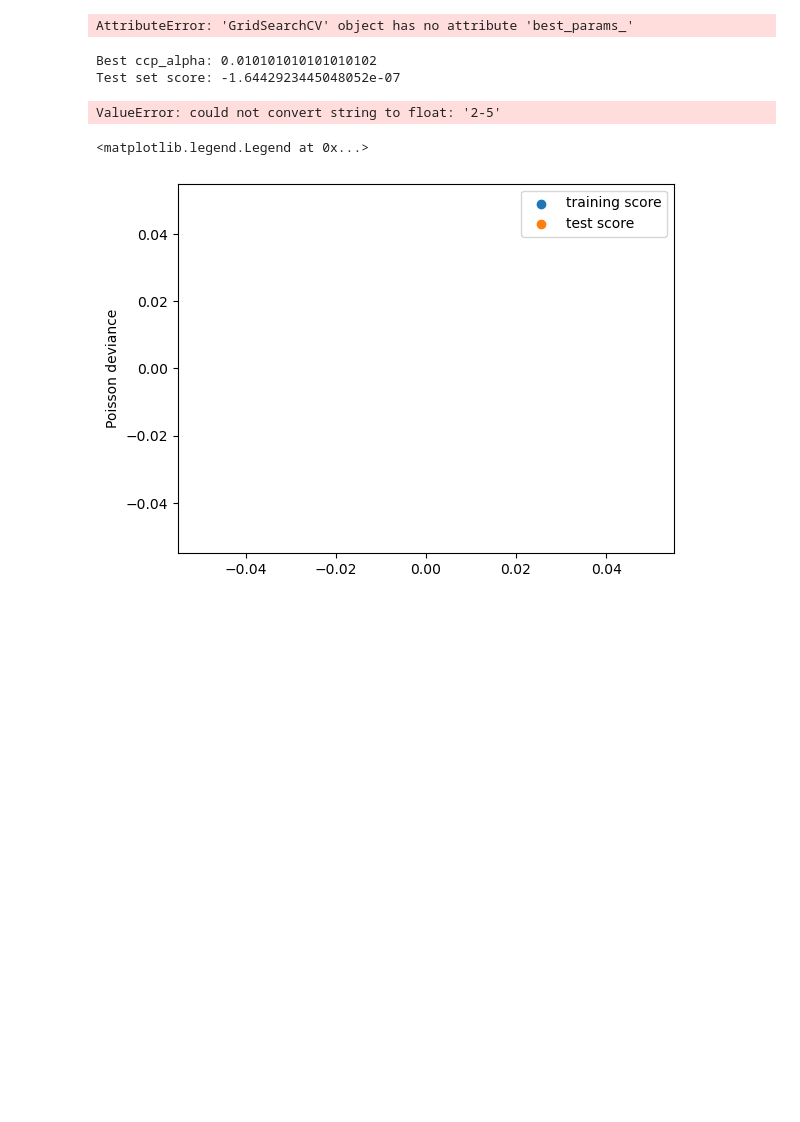
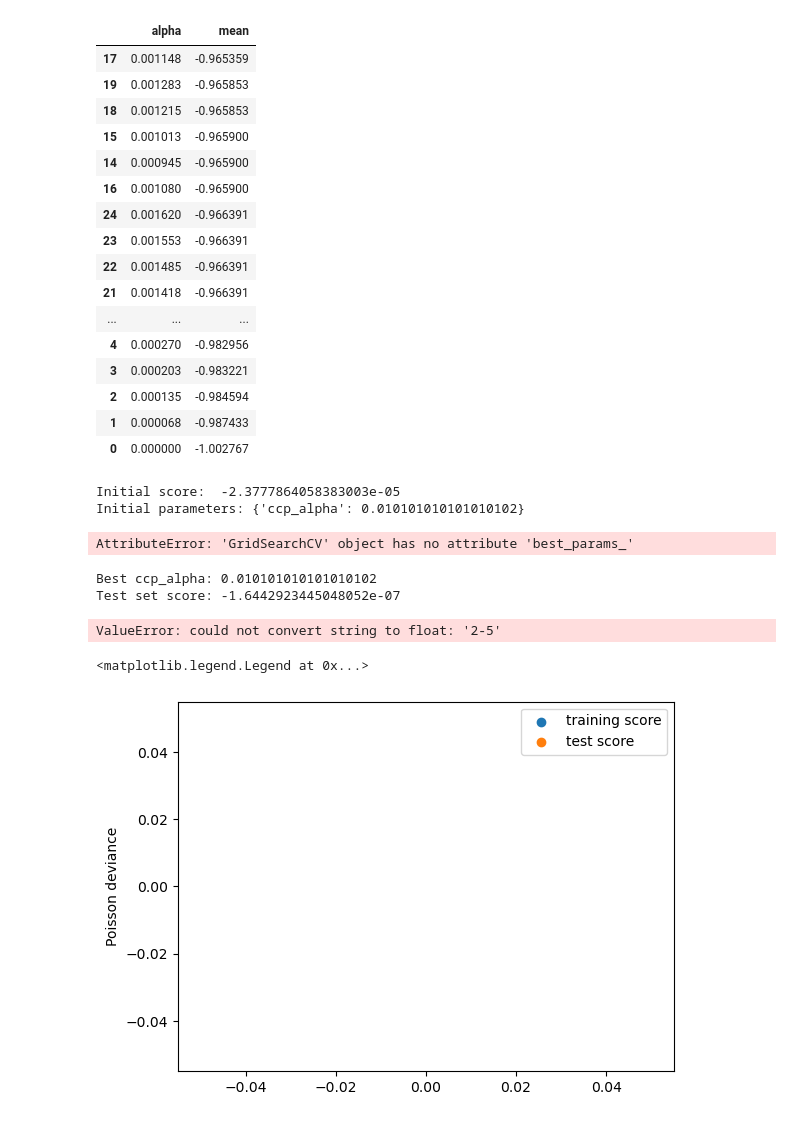
Before and after one commit to HalfmoonSD/Data-Science-for-Non-Life-Insurance-Project, a Jupyter notebook: Data_Science.ipynb, the cells around one changed output. Drawn from its saved outputs; the diff is of its cells as text; code cells hidden in the pictures; blank space fills up the shorter version.

```diff
--- a/Data_Science.ipynb
+++ b/Data_Science.ipynb
@@ -11,5 +12,5 @@ from sklearn.model_selection import GridSearchCV
 #Import data
 data = pd.read_csv('/Users/cr24/Desktop/Data Science Assignment/Assignment.csv')
 columns = ['AGEPH','agecar','fuelc','usec','fleetc','sportc','coverp','powerc']
-freq = data['nbrtotc']
+freq = data['nbrtotan']
 x = data[columns]
@@ -16,13 +23,7 @@ x = data[columns]
 # %%
 # Categorical variables
-#dummies = ['agecar','fuelc','usec','fleetc','sportc','coverp','powerc']
-#x = pd.get_dummies(data=x,columns=dummies)
+dummies = ['agecar','fuelc','usec','fleetc','sportc','coverp','powerc']
+x = pd.get_dummies(data=x,columns=dummies)
 # %%
 random = 42
 x_train, x_test, y_train, y_test  = train_test_split(x, freq, test_size=0.2, random_state=random)
-# %%
-RegressionTree = DecisionTreeRegressor(criterion='squared_error', random_state=random)
-grid  = np.linspace(0,100,1000).tolist()
-param_grid = {'ccp_alpha': grid}
-grid_search = GridSearchCV(estimator=RegressionTree, param_grid=param_grid, cv=5)
-grid_search.fit(x_train, y_train)
@@ -30,0 +30,17 @@ KeyboardInterrupt:
+# %%
+RegressionTree = DecisionTreeRegressor(criterion='squared_error', random_state=random)
+path = RegressionTree.cost_complexity_pruning_path(x_train, y_train)
+alphas = path.ccp_alphas
+alphas = np.linspace(0, 1, num=50)
+
+mean, std = [], []
+
+for i in alphas:
+ tree = DecisionTreeRegressor(ccp_alpha=i, random_state=random)
+# 5 fold cross validation for each alpha value
+ scores = cross_val_score(tree, x_train, y_train, cv=5,n_jobs=-1,scoring='neg_mean_squared_error')
+ mean.append(scores.mean())
+# keep a record of the values of alpha, mean accuracy rate, standard deviation of accuracies
+eva_df = pd.DataFrame({'alpha': alphas, 'mean': mean})
+eva_df = eva_df.sort_values(['mean'], ascending = False)
+eva_df.head
@@ -31,3 +65,29 @@ KeyboardInterrupt:
+# %%
+eva_df
+# %% [output]
+|  | alpha | mean |
+| 17 | 0.001148 | -0.965359 |
+| 19 | 0.001283 | -0.965853 |
+| 18 | 0.001215 | -0.965853 |
+| 15 | 0.001013 | -0.965900 |
+| 14 | 0.000945 | -0.965900 |
+| 16 | 0.001080 | -0.965900 |
+| 24 | 0.001620 | -0.966391 |
+| 23 | 0.001553 | -0.966391 |
+| 22 | 0.001485 | -0.966391 |
+| 21 | 0.001418 | -0.966391 |
+| ... | ... | ... |
+| 4 | 0.000270 | -0.982956 |
+| 3 | 0.000203 | -0.983221 |
+| 2 | 0.000135 | -0.984594 |
+| 1 | 0.000068 | -0.987433 |
+| 0 | 0.000000 | -1.002767 |
+# %%
+print('Initial score: ', grid_search.best_score_)
+print('Initial parameters:', grid_search.best_params_)
+# %% [output]
+Initial score:  -2.3777864058383003e-05
+Initial parameters: {'ccp_alpha': 0.010101010101010102}
 # %%
 # Get the best parameter and corresponding score
 best_ccp_alpha = grid_search.best_params_['ccp_alpha']
```
Also changed, not shown: parts of 5 cells of this notebook.
